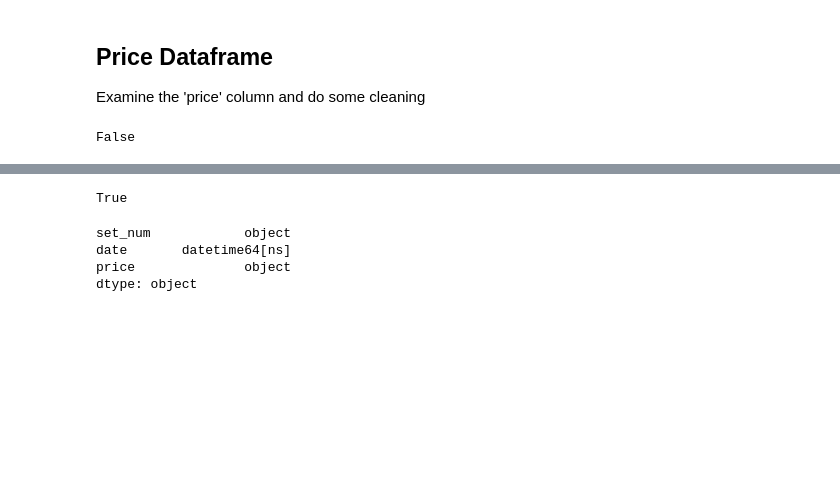
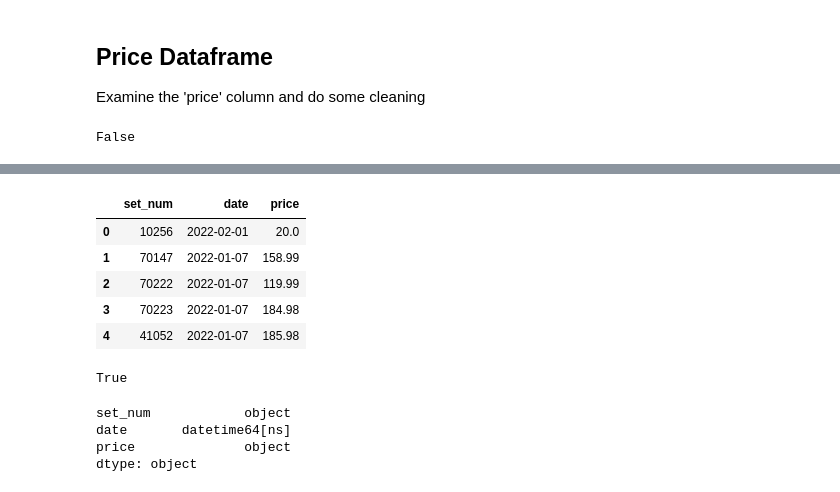
Before and after one commit to 33GuessSo88/EbayLegoWebscrape, a Jupyter notebook: Data Analysis/Lego_Data_Analysis.ipynb, the cells around one changed output, grey strips where cells are left out. Cells and saved outputs as stored; diff of their text form; code cells hidden in the pictures; blank space fills up the shorter version.

```diff
--- a/Data Analysis/Lego_Data_Analysis.ipynb
+++ b/Data Analysis/Lego_Data_Analysis.ipynb
@@ -128,3 +129,15 @@ Index: []
+# %%
+# there is a problem with my scraping, it's collecting GBP and EUR values
+# I will need to check on this, for now just filter non-digit rows out
+df = df[pd.to_numeric(df['price'], errors='coerce').notnull()]
+df.head()
+# %% [output]
+|  | set_num | date | price |
+| 0 | 10256 | 2022-02-01 | 20.0 |
+| 1 | 70147 | 2022-01-07 | 158.99 |
+| 2 | 70222 | 2022-01-07 | 119.99 |
+| 3 | 70223 | 2022-01-07 | 184.98 |
+| 4 | 41052 | 2022-01-07 | 185.98 |
 # %%
 # checks price column to make sure all rows are numeric
 pd.to_numeric(df['price'], errors='coerce').notnull().all()
```
Also changed, not shown: parts of 10 cells of this notebook.
